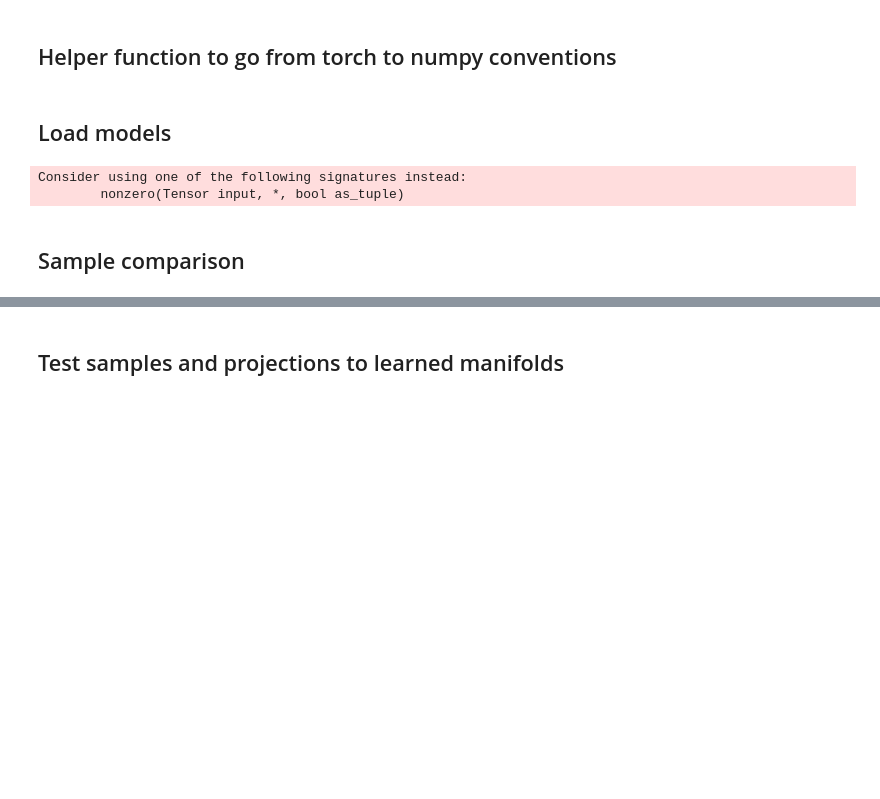
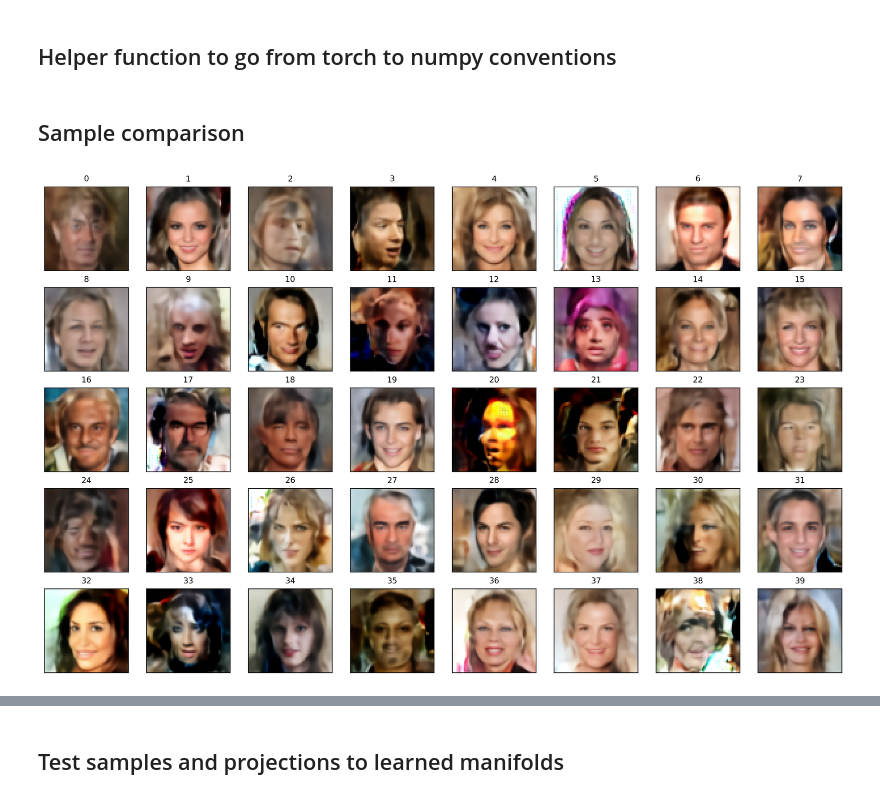
Before and after one commit to johannbrehmer/manifold-flow, a Jupyter notebook: experiments/notebooks/celeba_images.ipynb, the cells around one changed output, grey strips where cells are left out. Drawn from its saved outputs; the diff is of its cells as text; code cells hidden in the pictures; blank space fills up the shorter version.

```diff
--- a/experiments/notebooks/celeba_images.ipynb
+++ b/experiments/notebooks/celeba_images.ipynb
@@ -23,5 +23,3 @@ ps.setup()
 # %%
 def trf(x):
     return np.clip(np.transpose(x, [1,2,0]) / 256., 0., 1.)
-# %% [markdown]
-## Load models
@@ -178,10 +26,16 @@ def load_emf_model(
-# %%
-mf = load_mf_model("mf_512_celeba_april")
-emf = load_emf_model("emf_512_celeba_april")
-# %% [output]
-Consider using one of the following signatures instead:
-        nonzero(Tensor input, *, bool as_tuple)
 # %% [markdown]
 ## Sample comparison
+# %%
+x_ = np.load("../data/results/emf_512_celeba_april_samples.npy")
+
+plt.figure(figsize=(8*2.,5*2.))
+for i in range(40):
+    ax = plt.subplot(5,8, i+1)
+    plt.imshow(trf(x_[i]))
+    plt.tick_params(axis='both', which='both', bottom=False, top=False, labelbottom=False, right=False, left=False, labelleft=False)
+    plt.title(str(i))
+plt.show()
+# %% [output]
+[figure, added]
 # %%
 x_test = np.load("../data/samples/celeba/test.npy")[:8]
```
Also changed, not shown: parts of 5 cells of this notebook, 10 other files.
